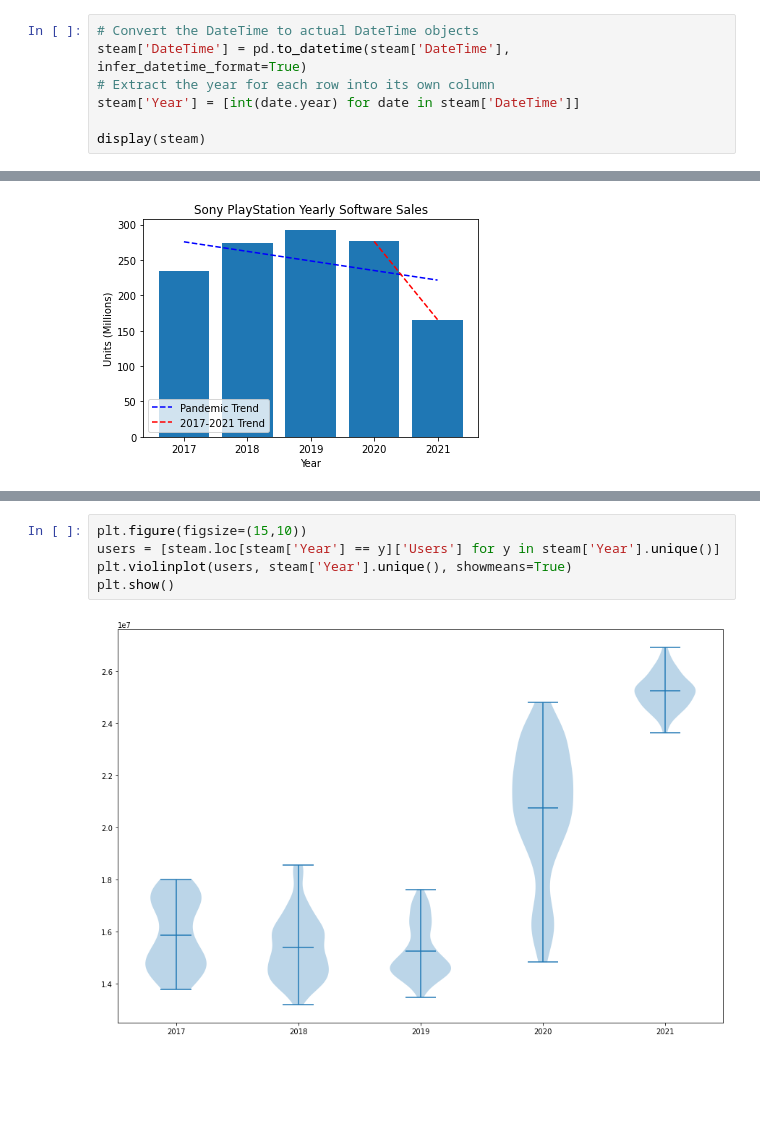
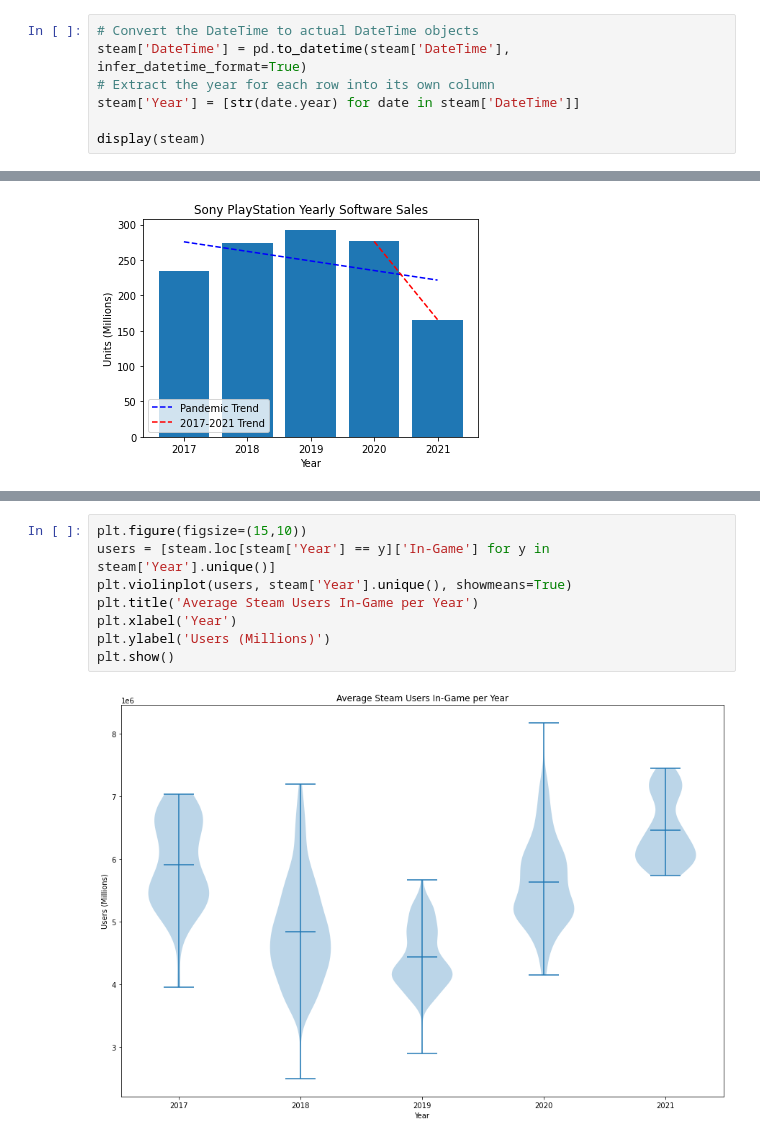
Before and after one commit to codenobacon4u/cmsc320-final-pandemic-gaming, a Jupyter notebook: FinalTutorial.ipynb, the cells around one changed output, grey strips where cells are left out. Saved outputs shown, nothing was run; the diff lists cells and outputs as text; blank space fills up the shorter version.

```diff
--- a/FinalTutorial.ipynb
+++ b/FinalTutorial.ipynb
@@ -234,7 +235,7 @@ For the steam data, we can't to the same manipulations to organize the data simi
 # Convert the DateTime to actual DateTime objects
 steam['DateTime'] = pd.to_datetime(steam['DateTime'], infer_datetime_format=True)
 # Extract the year for each row into its own column
-steam['Year'] = [int(date.year) for date in steam['DateTime']]
+steam['Year'] = [str(date.year) for date in steam['DateTime']]
 
 display(steam)
 # %% [output]
@@ -388,7 +398,10 @@ plt.show()
 # %%
 plt.figure(figsize=(15,10))
-users = [steam.loc[steam['Year'] == y]['Users'] for y in steam['Year'].unique()]
+users = [steam.loc[steam['Year'] == y]['In-Game'] for y in steam['Year'].unique()]
 plt.violinplot(users, steam['Year'].unique(), showmeans=True)
+plt.title('Average Steam Users In-Game per Year')
+plt.xlabel('Year')
+plt.ylabel('Users (Millions)')
 plt.show()
 # %% [output]
-[figure, old version]
+[figure, new version]
```
Also changed, not shown: parts of 15 cells of this notebook, 1 other file.
